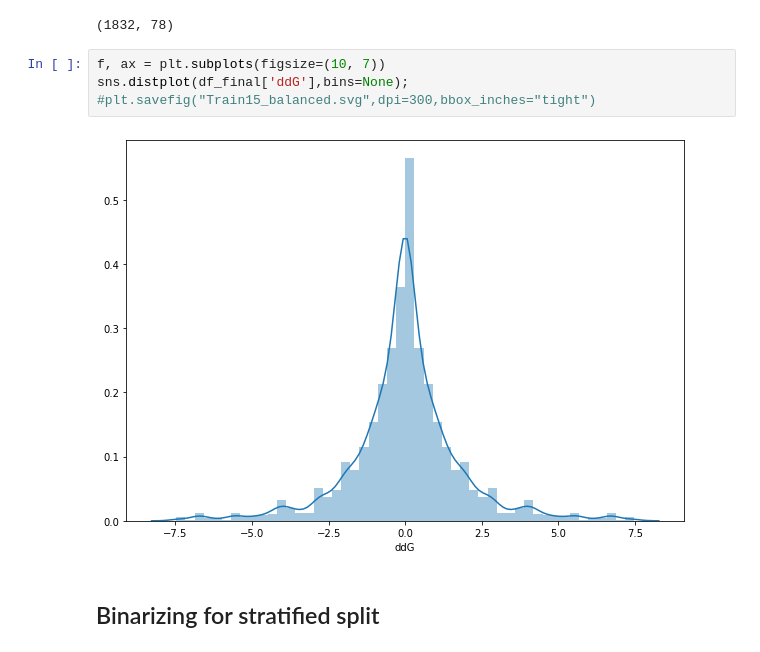
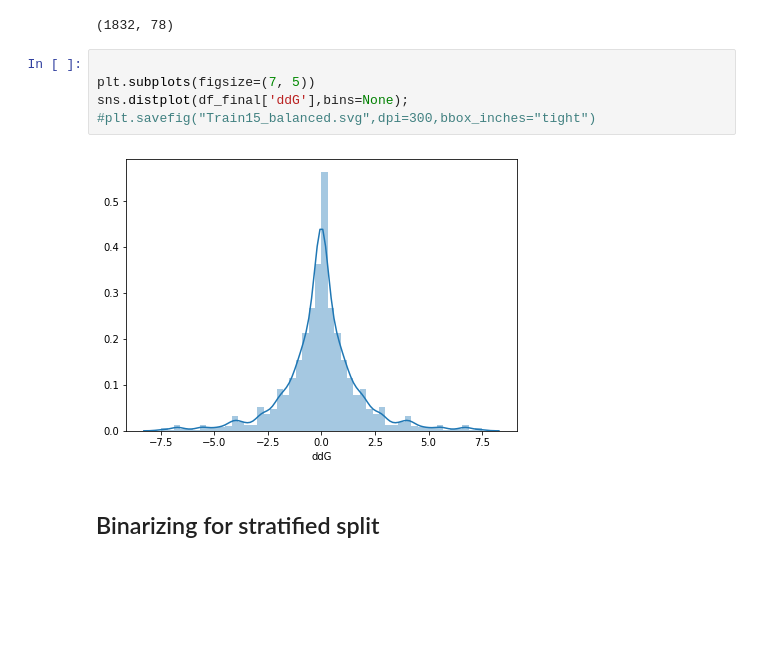
Before and after one commit to victorfica/Master-thesis, a Jupyter notebook: notebooks/abpred_model_stacking_2020.ipynb, the cells around one changed output. Drawn from its saved outputs; the diff is of its cells as text; blank space fills up the shorter version.

```diff
--- a/notebooks/abpred_model_stacking_2020.ipynb
+++ b/notebooks/abpred_model_stacking_2020.ipynb
@@ -36,11 +36,12 @@ df_final.shape
 # %% [output]
 (1832, 78)
 # %%
-f, ax = plt.subplots(figsize=(10, 7))
+
+plt.subplots(figsize=(7, 5))
 sns.distplot(df_final['ddG'],bins=None);
 #plt.savefig("Train15_balanced.svg",dpi=300,bbox_inches="tight")
 # %% [output]
-[figure, old version]
+[figure, new version]
 # %% [markdown]
 ## Binarizing for stratified split
 # %%
```
Also changed, not shown: parts of 1 cell of this notebook.
